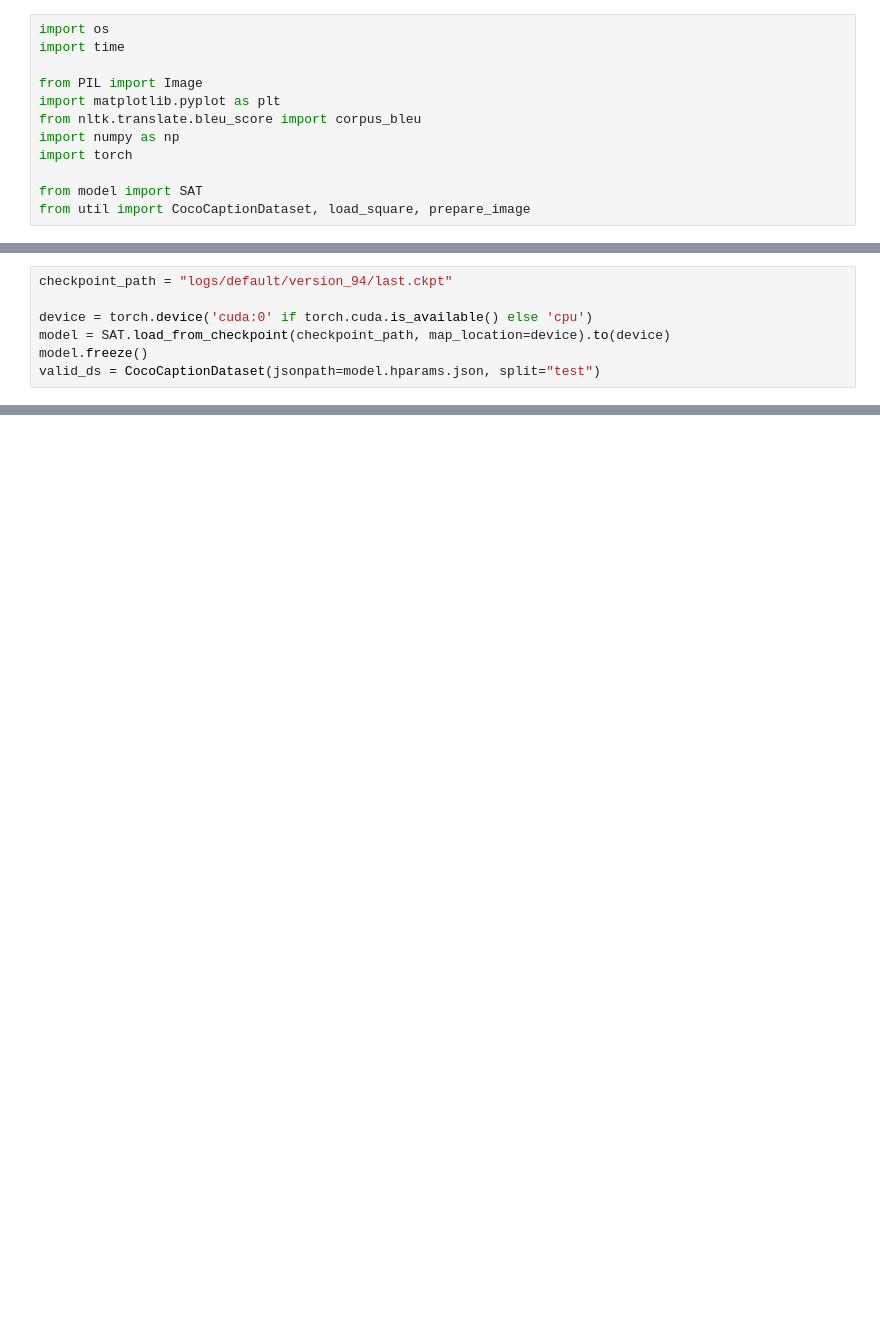
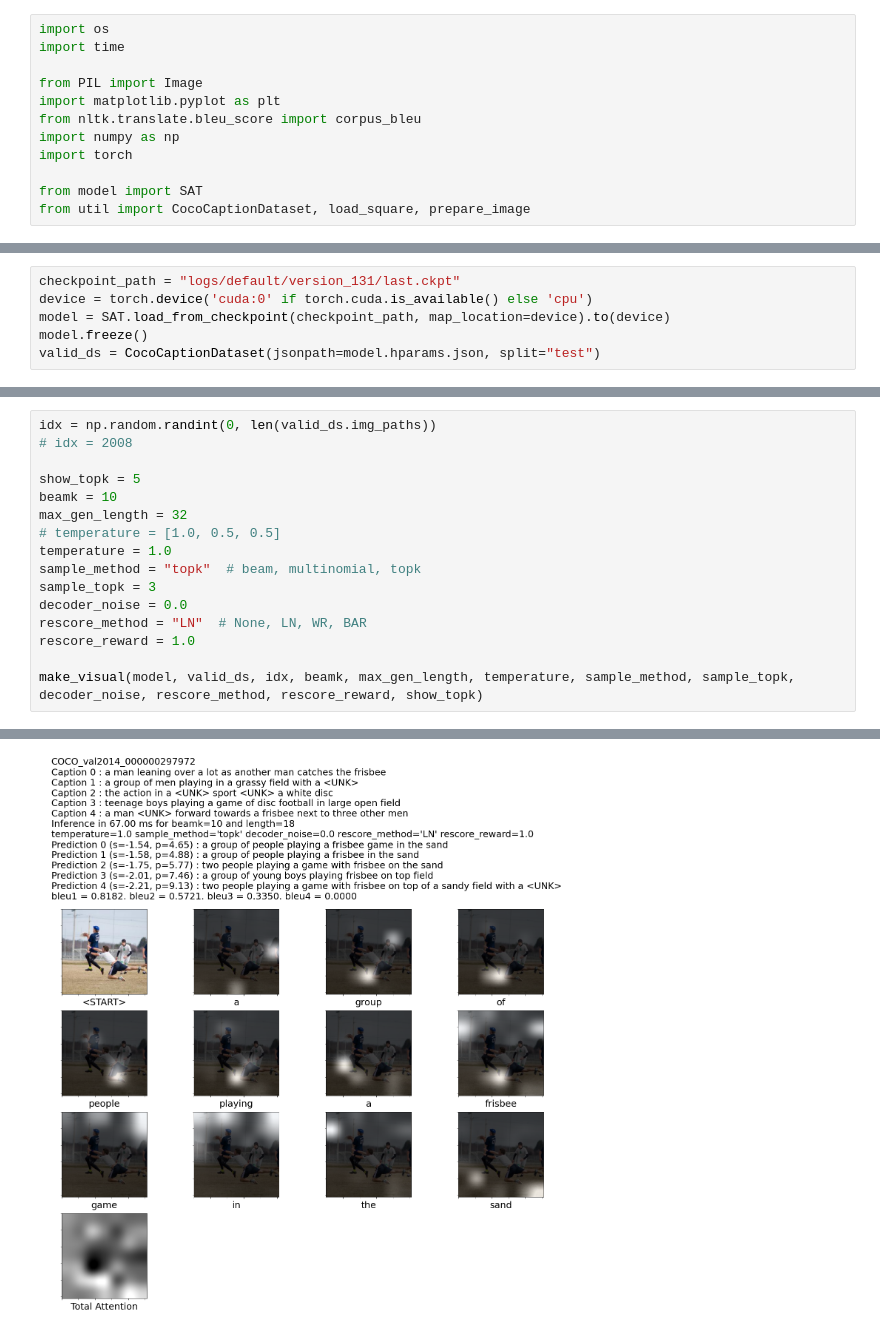
Before and after one commit to Lukeasargen/Show-Attend-and-Tell-Pytorch-Lightning, a Jupyter notebook: visualize.ipynb, the cells around one changed output, grey strips where cells are left out. Saved outputs shown, nothing was run; the diff lists cells and outputs as text; blank space fills up the shorter version.

Commit message:
Fix topk sampling

```diff
--- a/visualize.ipynb
+++ b/visualize.ipynb
@@ -13,6 +116,5 @@ from util import CocoCaptionDataset, load_square, prepare_image
 # %%
-checkpoint_path = "logs/default/version_94/last.ckpt"
-
+checkpoint_path = "logs/default/version_131/last.ckpt"
 device = torch.device('cuda:0' if torch.cuda.is_available() else 'cpu')
 model = SAT.load_from_checkpoint(checkpoint_path, map_location=device).to(device)
 model.freeze()
@@ -148,0 +127,17 @@ bleu1 = 0.6250. bleu2 = 0.5175. bleu3 = 0.4506. bleu4 = 0.3656
+# %%
+idx = np.random.randint(0, len(valid_ds.img_paths))
+# idx = 2008
+
+show_topk = 5
+beamk = 10
+max_gen_length = 32
+# temperature = [1.0, 0.5, 0.5]
+temperature = 1.0
+sample_method = "topk"  # beam, multinomial, topk
+sample_topk = 3
+decoder_noise = 0.0
+rescore_method = "LN"  # None, LN, WR, BAR
+rescore_reward = 1.0
+
+make_visual(model, valid_ds, idx, beamk, max_gen_length, temperature, sample_method, sample_topk, decoder_noise, rescore_method, rescore_reward, show_topk)
+# %% [output]
@@ -148,0 +158 @@ bleu1 = 0.6250. bleu2 = 0.5175. bleu3 = 0.4506. bleu4 = 0.3656
+[figure, added]
```
Also changed, not shown: parts of 4 cells of this notebook, 1 other file.
